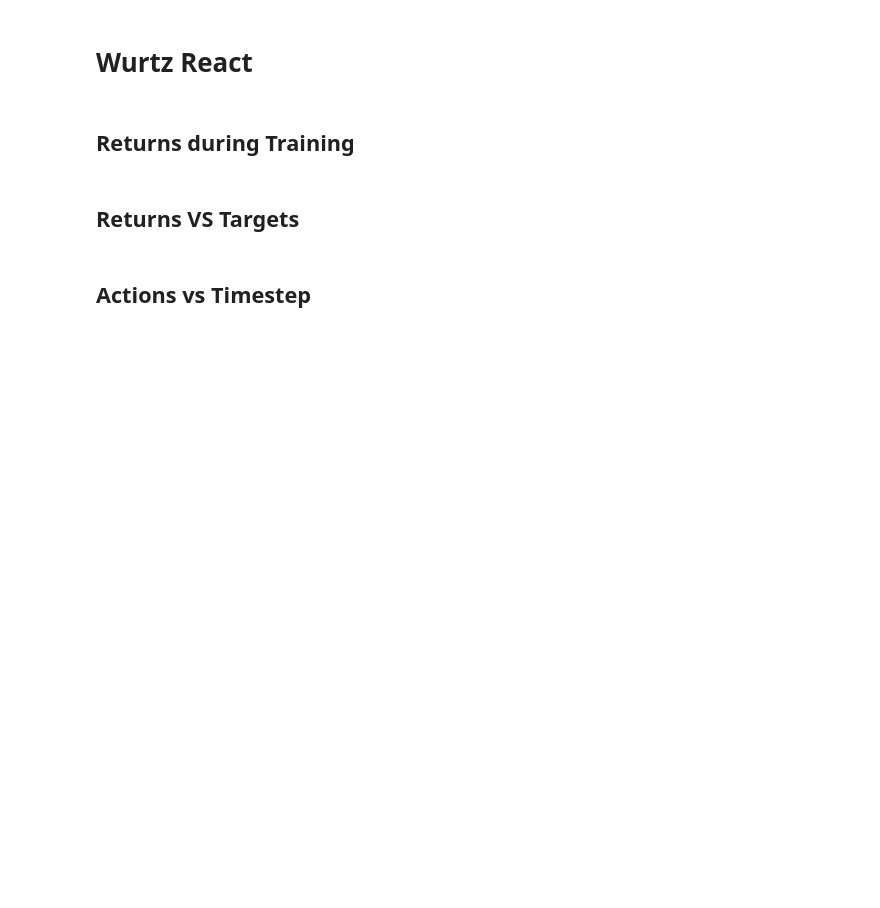
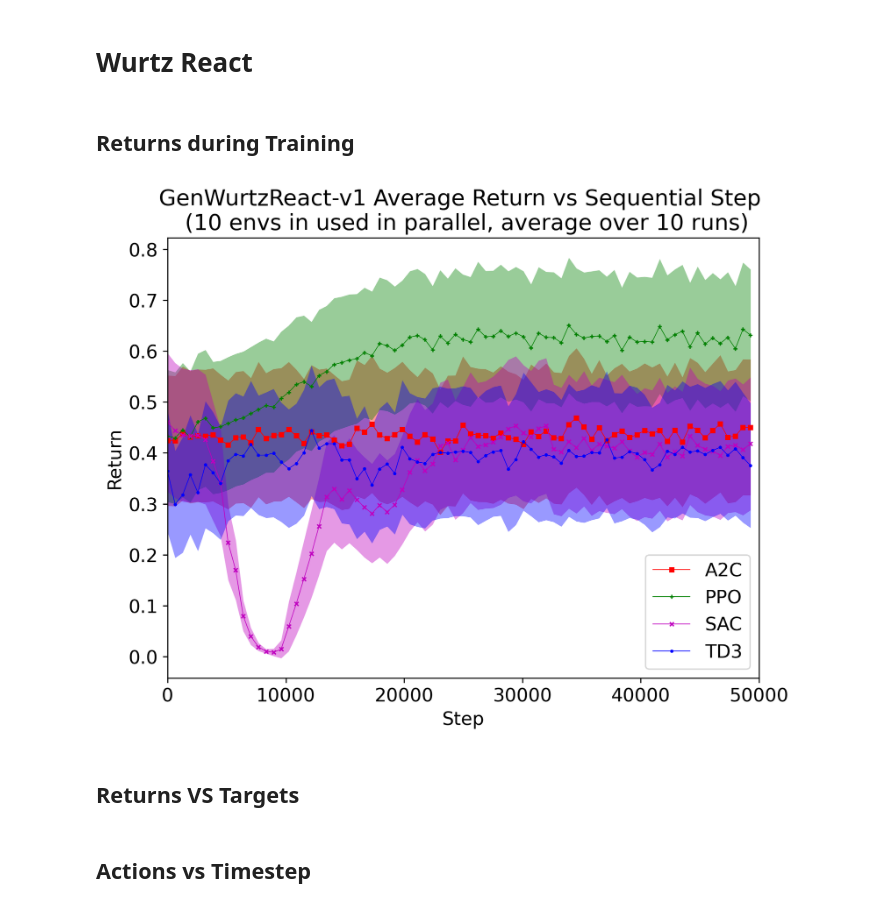
Before and after one commit to chemgymrl/chemgymrl, a Jupyter notebook: RL_rollout/React_Visualization.ipynb, the cells around one changed output. Cells and saved outputs as stored; diff of their text form; code cells hidden in the pictures; blank space fills up the shorter version.

```diff
--- a/RL_rollout/React_Visualization.ipynb
+++ b/RL_rollout/React_Visualization.ipynb
@@ -1,11 +1,11 @@
 # %%
-from RLTrain import Opt
+#from RLTrain import Opt
 import os
 import time
 #print(Opt())
 import pandas as pd
 from RadarGraph import *
-plt.rcParams["font.family"] = "Times New Roman"
+#plt.rcParams["font.family"] = "Times New Roman"
 plt.rcParams["font.size"]=14.0
 import sys
 sys.path.append('../')
@@ -43,49 +43,42 @@ def plotabt(all_acts,actions,colors,labels,points,names,title_ext="",title=None,
         axs[0][(int(len(names)-0.5)//2)-1].text(2,2,title)
     #axs[0,-1].legend(names,loc=(0.8, .0))
     axs[-1,0].set_xlabel("Step")
-
-
-def mean_stdv_step_n(data,interp_steps=1,steps=20):
-    alt_data=data.reshape([data.shape[0],data.shape[1]//interp_steps,interp_steps])
-    alt_data=alt_data.transpose(0,2,1)
-    alt_data=alt_data.reshape([data.shape[0]*interp_steps,data.shape[1]//interp_steps])
-    mean=alt_data.mean(axis=0)
-    stdv=(alt_data.var(axis=0))**0.5
-    steps=np.arange(mean.shape[0])*steps*interp_steps
-    N=alt_data.shape[0]
-    return mean,stdv,steps,N
 # %% [markdown]
 # Wurtz React
 # %%
 parent_dir = "MODELS\\GenWurtzReact-v1"
 
-folders = load_rollouts(parent_dir,obj=None,last=False)
+obj = lambda x: get_conditional_rewards(x,CWtargs)[1].mean()
+
+folders = load_rollouts(parent_dir,obj=obj,last=False)
 gheuristic = pd.read_pickle("MODELS\\GenWurtzReact-v1\\Heuristic/rollout")
 # %% [markdown]
 ## Returns during Training
 # %%
 fig = plt.figure(1,figsize=(8,6), dpi=240, facecolor='w', edgecolor='k')
 
 colors = ["r","g","m","b","y","c","k"]
 points = ['s', '+', 'x', '.','p',"*","D"]
 
 for i,algo in enumerate(folders):
     subf = parent_dir+"\\"+algo
     returns,counts=merge_varying_graphs(subf,steps=20,separate_runs=False)
     #Average over the different runs
     mean,stdv,steps,n= mean_stdv_step_n(returns,interp_steps=32)
 
     plt.plot(steps,mean,"-",marker=points[i],color=colors[i],label=algo,ms=3,lw=0.5)
     plt.fill_between(steps,mean-stdv/5,mean+stdv/5,color=colors[i],alpha=0.4,lw=0)
 
 plt.xlim(steps[0],np.ceil(steps[-1]/1e3)*1e3)
 plt.xlabel("Step")
 plt.ylabel("Return")
-plt.legend()
+plt.legend(loc="lower right")
 plt.savefig("Legacy/Figures/WurtzReact/GenWurtzReactRuns.pdf",bbox_inches='tight')
 plt.title("GenWurtzReact-v1 Average Return vs Sequential Step \n (10 envs in used in parallel, average over 10 runs)")
 
 plt.show()
+# %% [output]
+[figure, added]
 # %% [markdown]
 ## Returns VS Targets
 # %%
```
Also changed, not shown: parts of 1 cell of this notebook, 2 other files.
